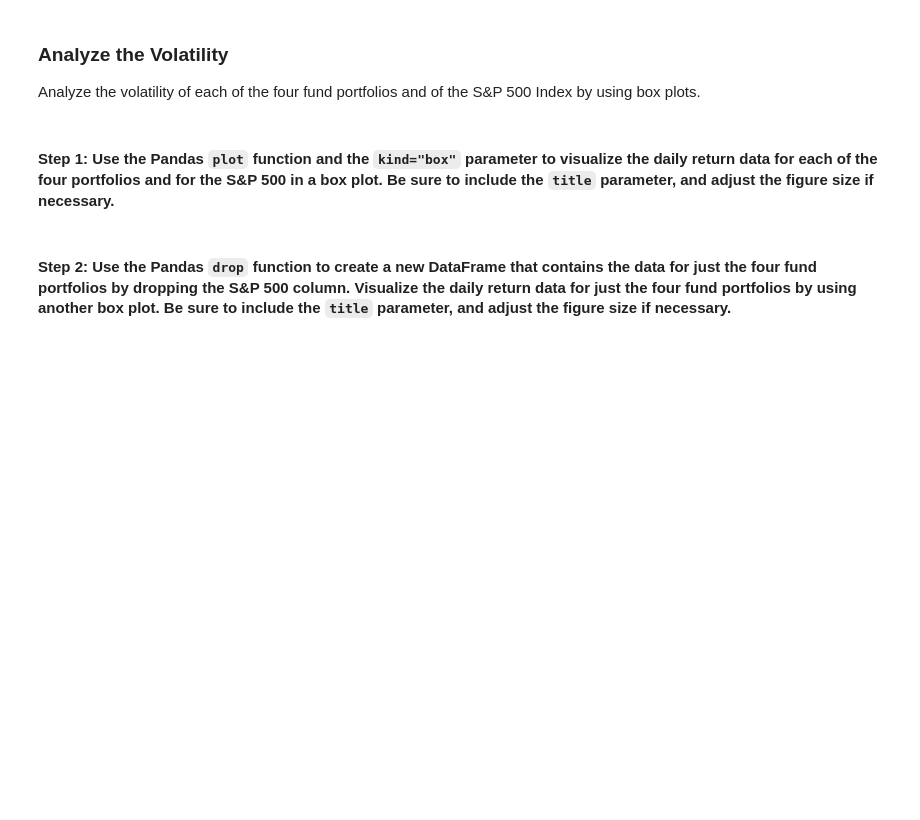
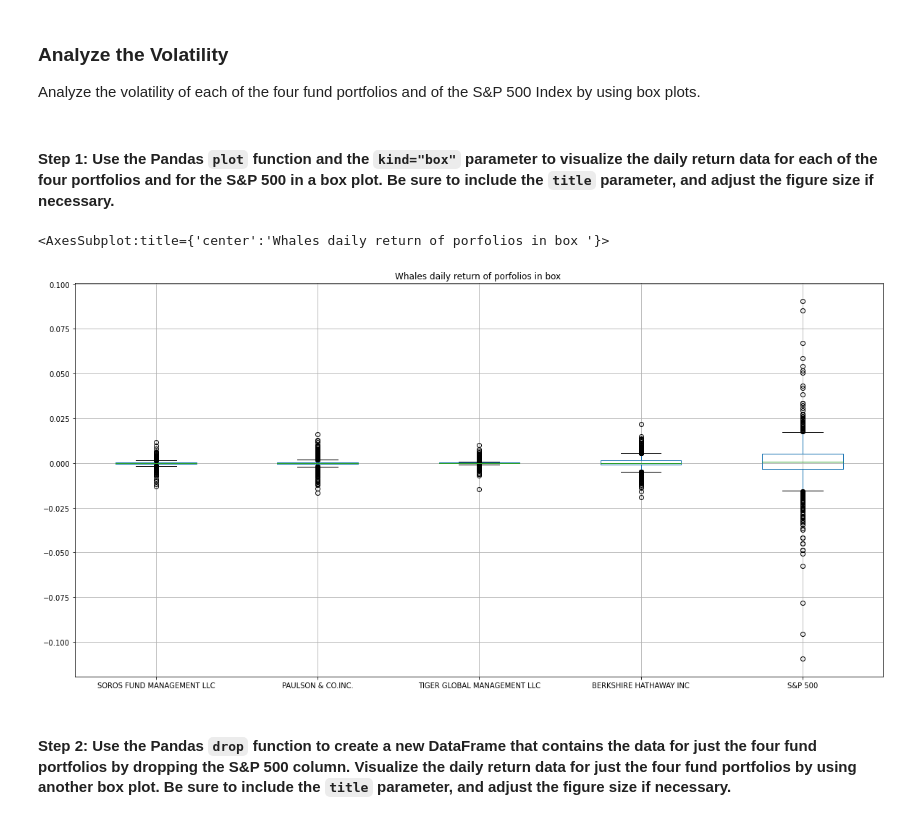
Before and after one commit to amexvasquez1/whales_portfolio, a Jupyter notebook: risk_return_analysis.ipynb, the cells around one changed output. Cells and saved outputs as stored; diff of their text form; code cells hidden in the pictures; blank space fills up the shorter version.

```diff
--- a/risk_return_analysis.ipynb
+++ b/risk_return_analysis.ipynb
@@ -164,7 +200,10 @@ Analyze the volatility of each of the four fund portfolios and of the S&P 500 In
 # %%
 # Use the daily return data to create box plots to visualize the volatility of the 4 funds and the S&P 500
 # Include a title parameter and adjust the figure size
-# YOUR CODE HERE
+whales_daily_returns.plot.box(figsize=(20,10), grid=True, title="Whales daily return of porfolios in box " )
+# %% [output]
+<AxesSubplot:title={'center':'Whales daily return of porfolios in box '}>
+[figure, added]
 # %% [markdown]
 #### Step 2: Use the Pandas `drop` function to create a new DataFrame that contains the data for just the four fund portfolios by dropping the S&P 500 column. Visualize the daily return data for just the four fund portfolios by using another box plot. Be sure to include the `title` parameter, and adjust the figure size if necessary.
 # %%
```
Also changed, not shown: parts of 32 cells of this notebook, 2 other files.
